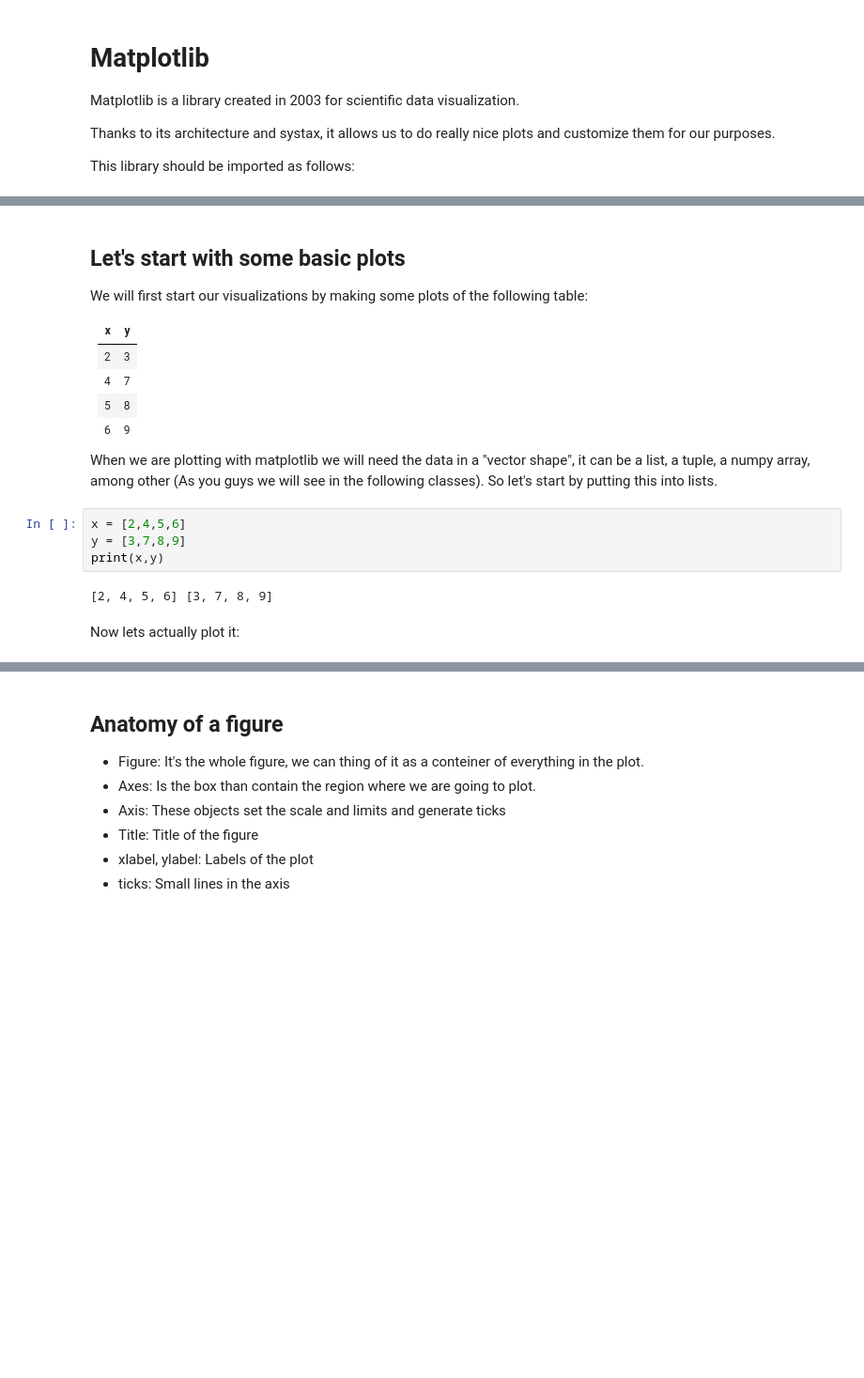
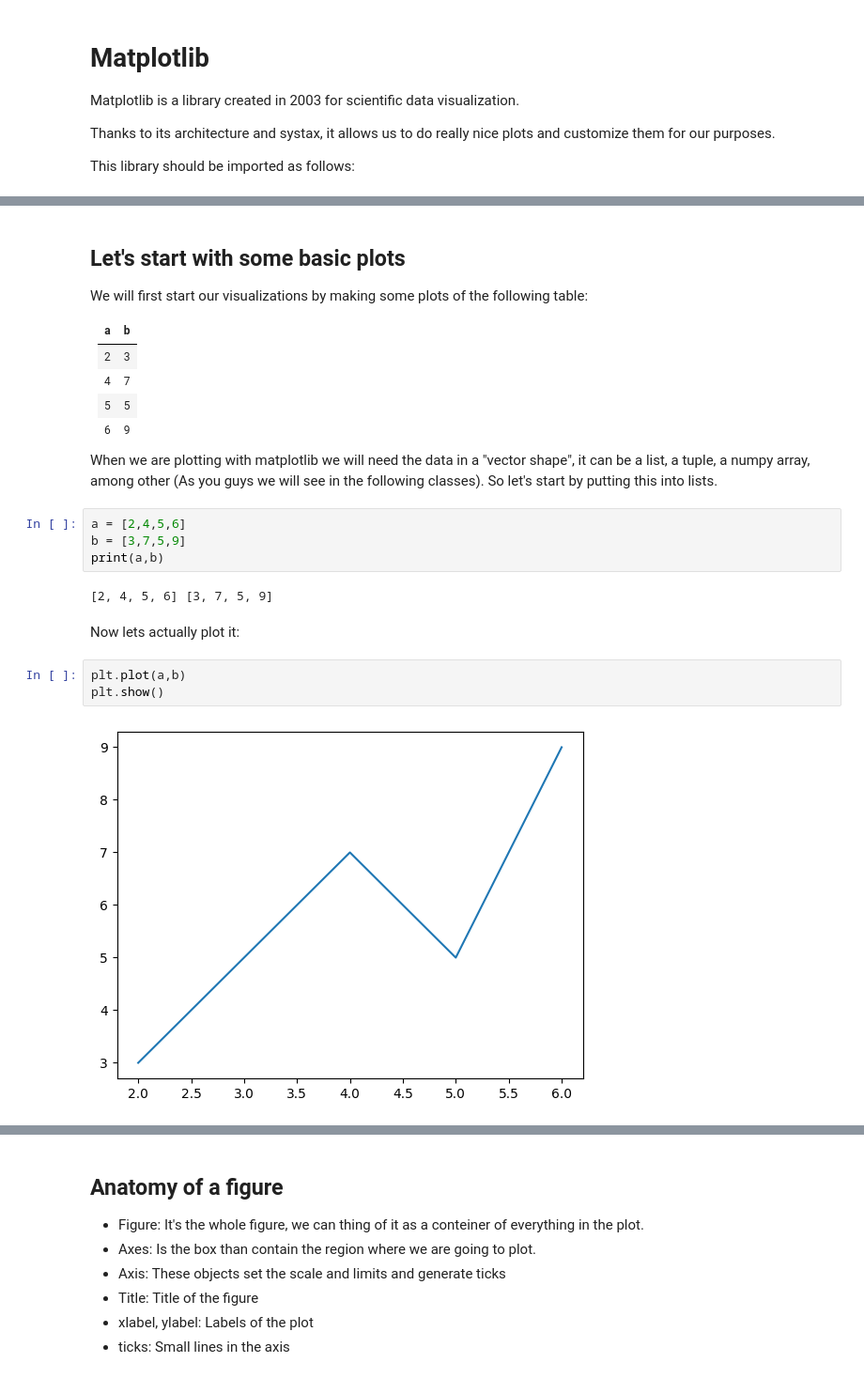
Before and after one commit to ricard1997/matplotlib_essentials, a Jupyter notebook: Untitled.ipynb, the cells around one changed output, grey strips where cells are left out. Shown at 94% size. Saved outputs shown, nothing was run; the diff lists cells and outputs as text; blank space fills up the shorter version.

```diff
--- a/Untitled.ipynb
+++ b/Untitled.ipynb
@@ -15,19 +13,24 @@ ModuleNotFoundError: No module named 'matplotlib'
 
 We will first start our visualizations by making some plots of the following table:
 
-| x | y |
+| a | b |
 |---|---|
 | 2 | 3 |
 | 4 | 7 |
-| 5 | 8 |
+| 5 | 5 |
 | 6 | 9 |
 
 When we are plotting with matplotlib we will need the data in a "vector shape", it can be a list, a tuple, a numpy array, among other (As you guys we will see in the following classes). So let's start by putting this into lists.
 # %%
-x = [2,4,5,6]
-y = [3,7,8,9]
-print(x,y)
+a = [2,4,5,6]
+b = [3,7,5,9]
+print(a,b)
 # %% [output]
-[2, 4, 5, 6] [3, 7, 8, 9]
+[2, 4, 5, 6] [3, 7, 5, 9]
 # %% [markdown]
 Now lets actually plot it:
+# %%
+plt.plot(a,b)
+plt.show()
+# %% [output]
+[figure, added]
```
Also changed, not shown: parts of 35 cells of this notebook.
